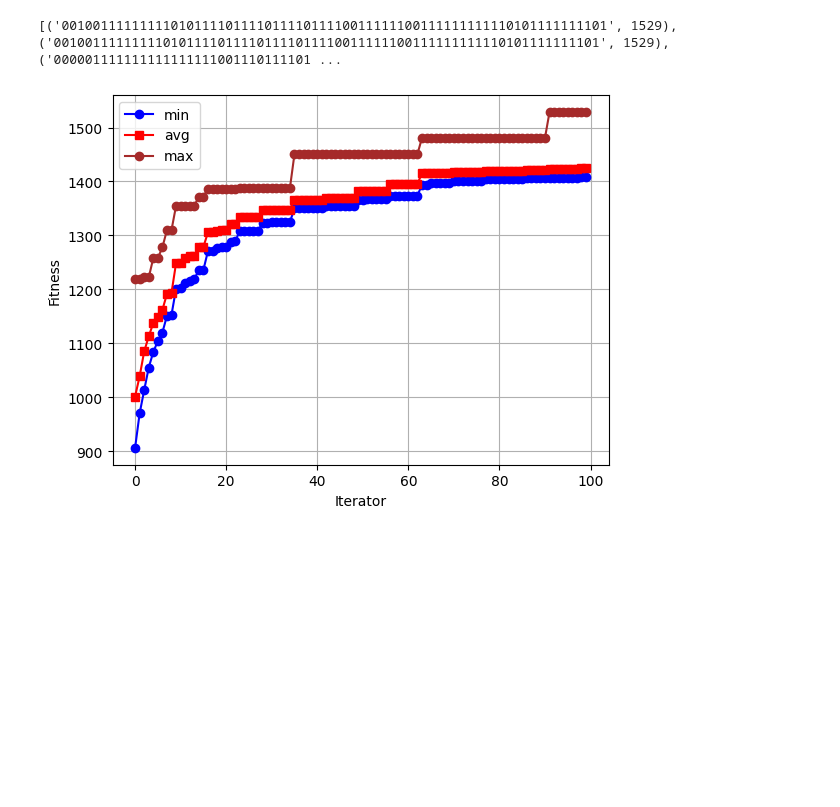
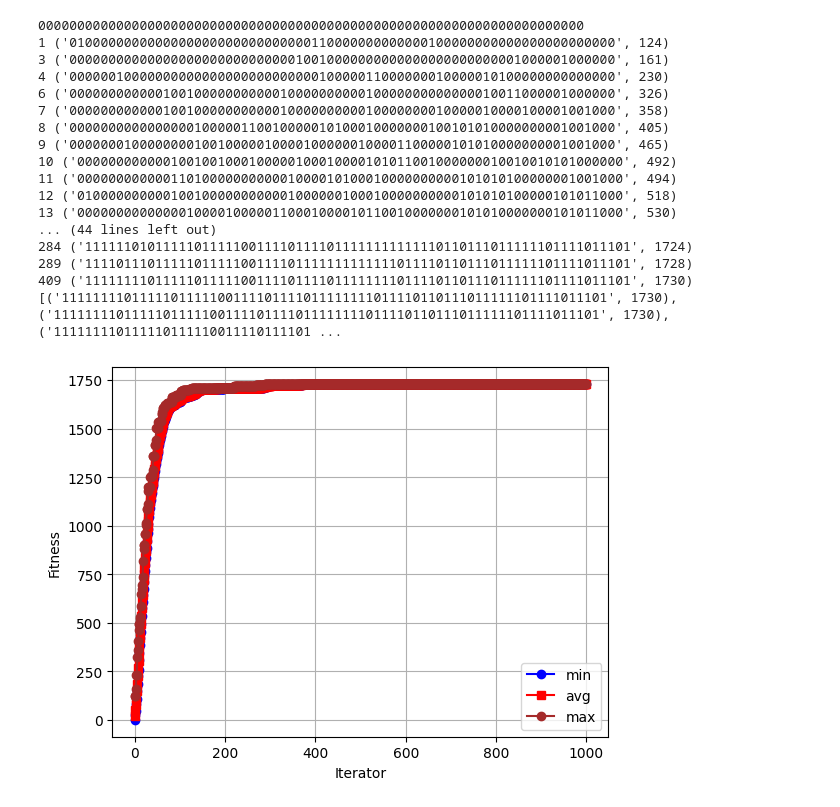
Before and after one commit to clionelove123/Machine_Learning, a Jupyter notebook: ML_Chap_10_Genetic_Algorithm_ksnapsack.ipynb, the cells around one changed output. Drawn from its saved outputs; the diff is of its cells as text; code cells hidden in the pictures; blank space fills up the shorter version.

```diff
--- a/ML_Chap_10_Genetic_Algorithm_ksnapsack.ipynb
+++ b/ML_Chap_10_Genetic_Algorithm_ksnapsack.ipynb
@@ -21,7 +23,7 @@ def initialise():
 	personList = []
 	for x in range(populationSize):
 		for z in range(len(weightList)):
-			if(random.random() < 0.5):
+			if(random.random() < init_usage_rate):
 				person += "1"
 			else:
 				person += "0"
@@ -51,14 +53,10 @@ def evaluate(pList):
 def parentSelect(fList):
 	tempList = []
 	parentSelectList = []
-	global randCount
 	for i in range(len(fList)):
 		for j in range(int(k)):
-			if(randCount == len(randomList)):
-				randCount=0
-			index = math.ceil(float(randomList[randCount%len(randomList)])*len(fList))-1
+			index = math.ceil(random.random()*len(fList))-1
 			tempList.append(fList[index])
-			randCount+=1
 		tempList.sort()
 		parentSelectList.append(tempList[0])
 		tempList = []
@@ -67,12 +65,8 @@ def parentSelect(fList):
 ### recombine parents and create child list in this method ###
 def recombine(pList):
 	childList = []
-	global randCount
 	for i in range(int(len(pList)/2)):
-		if(randCount == len(randomList)):
-			randCount=0
-		index = math.ceil(float(randomList[randCount%len(randomList)])*len(weightList))-1
-		randCount+=1
+		index = math.ceil(random.random()*len(weightList))-1
 		c1=pList[i][0][:index]+pList[i+1][0][index:]
 		c2=pList[i+1][0][:index]+pList[i][0][index:]
 		childList.append(c1)
@@ -82,12 +76,9 @@ def recombine(pList):
 ### mutation apply the child list and create mutation list in this method ###
 def mutation(cList):
 	mutationList = []
-	global randCount
 	for i in range(len(childList)):
 		for j in range(len(weightList)):
-			if(randCount == len(randomList)):
-				randCount=0
-			if(float(randomList[randCount%len(randomList)]) < m):
+			if(random.random() < m):
 				if(childList[i][j]=="0"):
 					temp = list(childList[i])
 					temp[j] = "1"
@@ -96,7 +87,6 @@ def mutation(cList):
 					temp = list(childList[i])
 					temp[j] = "0"
 					childList[i] = "".join(temp)
-			randCount+=1
 		mutationList.append(childList[i])
 
 	return mutationList
@@ -117,36 +107,57 @@ avgList = []
 itList = range(iteration)
 
 populationList=initialise()
+print(populationList[0])
 fitnessList=evaluate(populationList)
+
+fit_pre=0
 
 while(i < iteration):
   avg = 0
   parentSelectedList = parentSelect(fitnessList)
   childList = recombine(parentSelectedList)
   mutationList = mutation(childList)
   survivorList = survivorSelect(mutationList,fitnessList)
 
   for j in range(len(survivorList)):
     avg += int(survivorList[j][1])
 
   avgList.append(avg/len(survivorList))
   minList.append(min(survivorList,key=lambda srt: srt[1])[1])
   maxList.append(max(survivorList,key=lambda srt: srt[1])[1])
   fitnessList = survivorList
   i += 1
-#  print(survivorList)
+  if fit_pre!=survivorList[0][1]:
+    print(i,survivorList[0])
+  fit_pre=survivorList[0][1]
 
 print(survivorList)
 
 ### display graphic for min, max and average values ###
 plt.plot(itList,minList,'o-',c='blue')
 plt.plot(itList,avgList,'s-',c='red')
 plt.plot(itList,maxList,'o-',c='brown')
 plt.grid(True)
 plt.xlabel('Iterator')
 plt.ylabel('Fitness')
 plt.legend(["min","avg","max"])
 plt.show()
 # %% [output]
-[('0010011111111101011110111101111011110011111100111111111110101111111101', 1529), ('0010011111111101011110111101111011110011111100111111111110101111111101', 1529), ('000001111111111111111001110111101 ...
+0000000000000000000000000000000000000000000000000000000000000000000000
+1 ('0100000000000000000000000000000110000000000000100000000000000000000000', 124)
+3 ('0000000000000000000000000000010010000000000000000000000001000001000000', 161)
+4 ('0000001000000000000000000000000010000011000000010000010100000000000000', 230)
+6 ('0000000000001001000000000001000000000010000000000000010011000001000000', 326)
+7 ('0000000000001001000000000001000000000010000000010000010000100001001000', 358)
+8 ('0000000000000000100000110010000010100010000000100101010000000001001000', 405)
+9 ('0000000100000000100100000100001000000100001100000101010000000001001000', 465)
+10 ('0000000000001001001000100000100010000101011001000000010010010101000000', 492)
+11 ('0000000000001101000000000001000010100010000000000101010100000001001000', 494)
+12 ('0100000000001001000000000001000000100010000000000101010100000101011000', 518)
+13 ('0000000000000010000100000110001000010110010000000101010000000101011000', 530)
+... (44 lines left out)
+284 ('1111110101111101111100111101111011111111111110110111011111101111011101', 1724)
+289 ('1111011101111101111100111101111111111111011110110111011111101111011101', 1728)
+409 ('1111111101111101111100111101111011111111011110110111011111101111011101', 1730)
+[('1111111101111101111100111101111011111111011110110111011111101111011101', 1730), ('1111111101111101111100111101111011111111011110110111011111101111011101', 1730), ('111111110111110111110011110111101 ...
-[figure, old version]
+[figure, new version]
```
Also changed, not shown: parts of 2 cells of this notebook.
